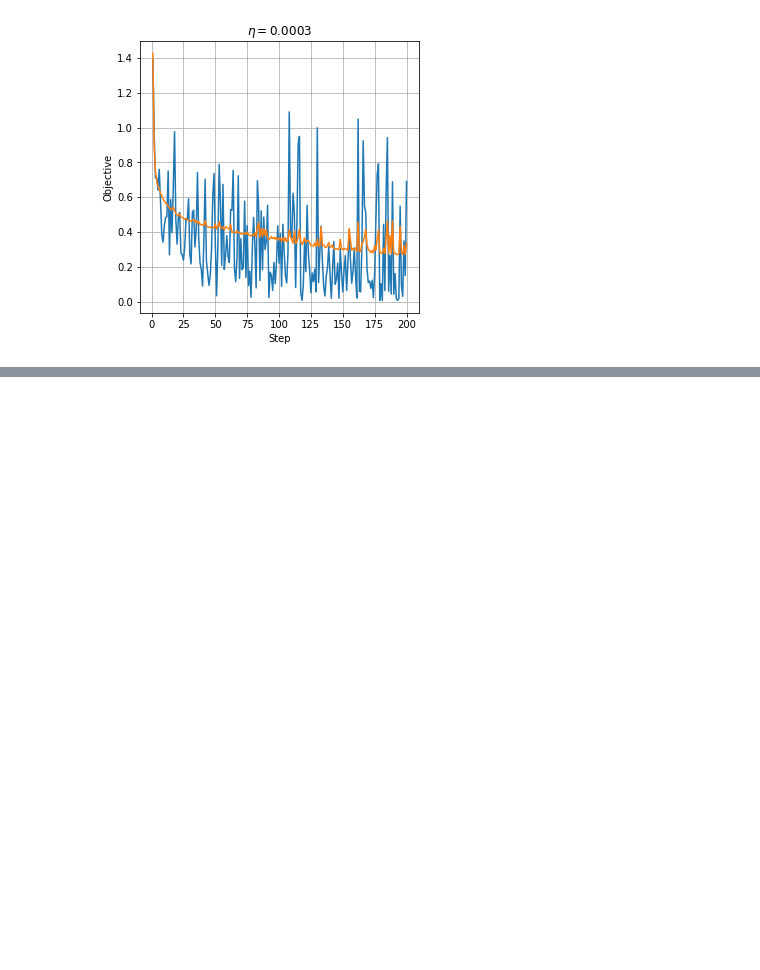
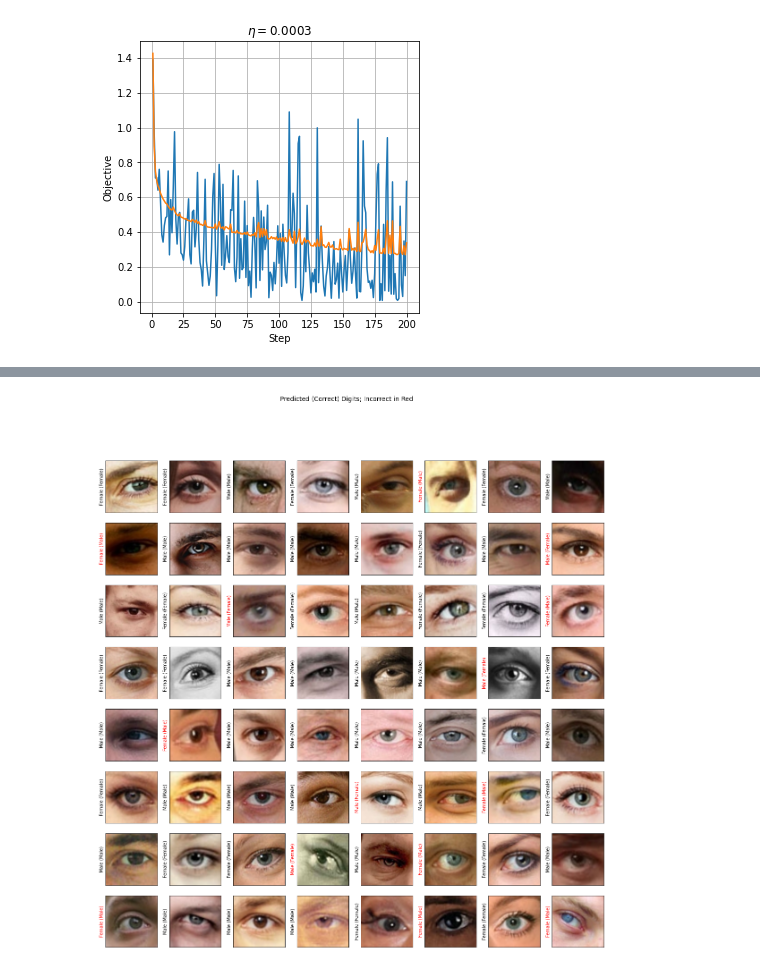
Before and after one commit to grotbard/eye_gender_classification, a Jupyter notebook: eye_gender_class.ipynb, the cells around one changed output, grey strips where cells are left out. Saved outputs shown, nothing was run; the diff lists cells and outputs as text; code cells hidden in the pictures; blank space fills up the shorter version.

```diff
--- a/eye_gender_class.ipynb
+++ b/eye_gender_class.ipynb
@@ -643,0 +643,16 @@ The test score is: 0.155
+# %%
+## Plot the prediction
+fig, ax_array = plt.subplots(8, 8, figsize=(20, 20))
+for i, ax in enumerate(ax_array.flat):
+
+    ax.imshow(x_test[i], cmap='gray')
+    ax.set_yticks([])
+    ax.set_xticks([])
+    with torch.no_grad():
+      y_hat = model(test_loader.dataset[i:i+1][0].cuda())
+      y = test_loader.dataset[i][1].cuda()
+      ax.set_ylabel(f'{"Female" if bool((torch.argmax(y_hat, dim=1).item()) == 1) else "Male"} ({"Female" if y.item() == 1 else "Male"})',
+                     color='black' if bool((torch.argmax(y_hat, dim=1).item()) == (y.item())) else 'red')
+fig.suptitle('Predicted (Correct) Digits; Incorrect in Red', size=14);
+# %% [output]
+[figure, added]
```
Also changed, not shown: parts of 4 cells of this notebook.
